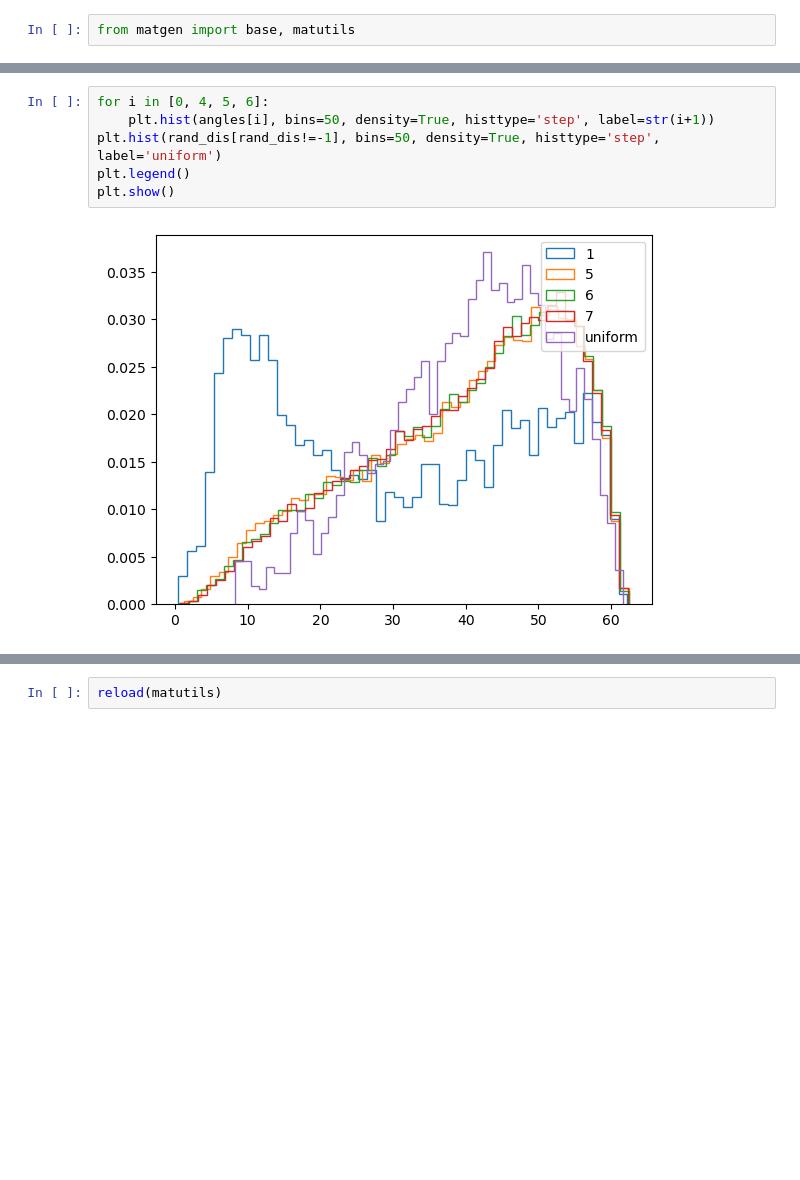
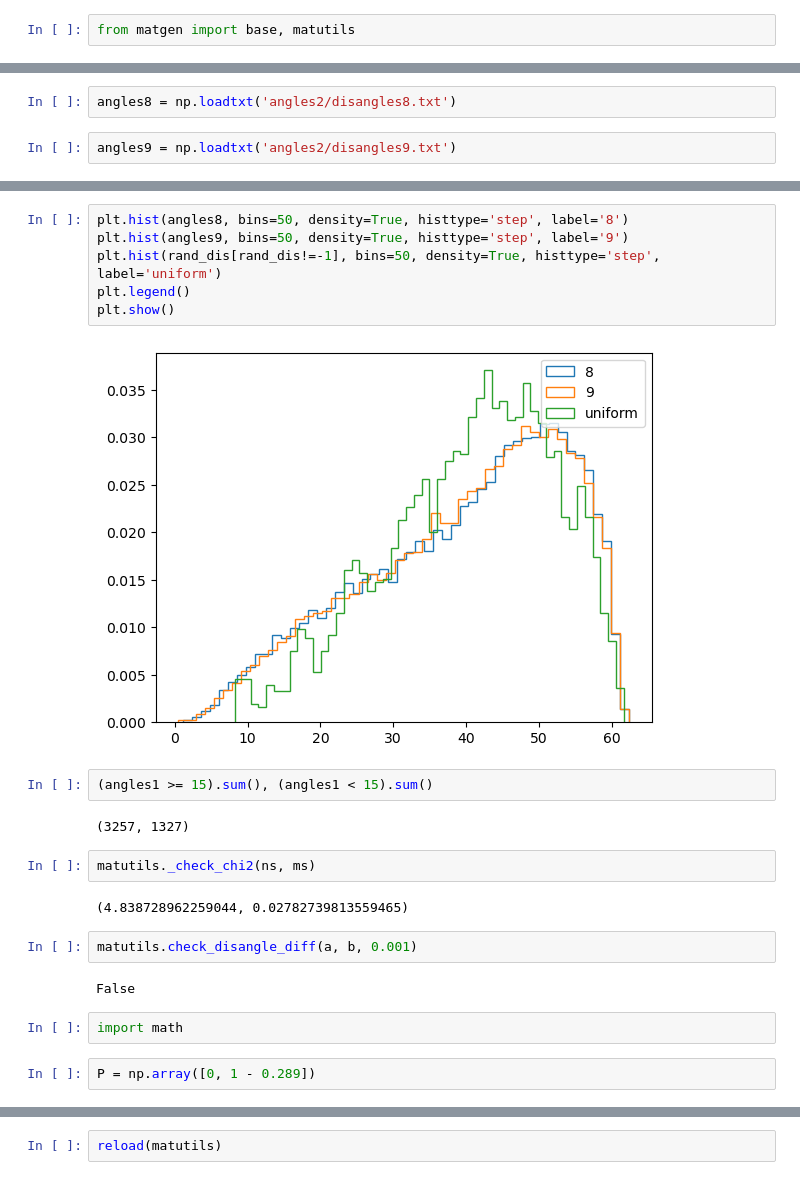
Before and after one commit to PRISBteam/Voronoi_PCC_Analyser, a Jupyter notebook: Disorientations.ipynb, the cells around one changed output, grey strips where cells are left out. Cells and saved outputs as stored; diff of their text form; blank space fills up the shorter version.

```diff
--- a/Disorientations.ipynb
+++ b/Disorientations.ipynb
@@ -95 +338,5 @@ for i in range(1, c.n_max_order + 1):
+# %%
+angles8 = np.loadtxt('angles2/disangles8.txt')
+# %%
+angles9 = np.loadtxt('angles2/disangles9.txt')
 # %%
@@ -110,8 +350,24 @@ plt.show()
 # %%
-for i in [0, 4, 5, 6]:
-    plt.hist(angles[i], bins=50, density=True, histtype='step', label=str(i+1))
+plt.hist(angles8, bins=50, density=True, histtype='step', label='8')
+plt.hist(angles9, bins=50, density=True, histtype='step', label='9')
 plt.hist(rand_dis[rand_dis!=-1], bins=50, density=True, histtype='step', label='uniform')
 plt.legend()
 plt.show()
 # %% [output]
-[figure, old version]
+[figure, new version]
+# %%
+(angles1 >= 15).sum(), (angles1 < 15).sum()
+# %% [output]
+(3257, 1327)
+# %%
+matutils._check_chi2(ns, ms)
+# %% [output]
+(4.838728962259044, 0.02782739813559465)
+# %%
+matutils.check_disangle_diff(a, b, 0.001)
+# %% [output]
+False
+# %%
+import math
+# %%
+P = np.array([0, 1 - 0.289])
```
Also changed, not shown: parts of 151 cells of this notebook.
